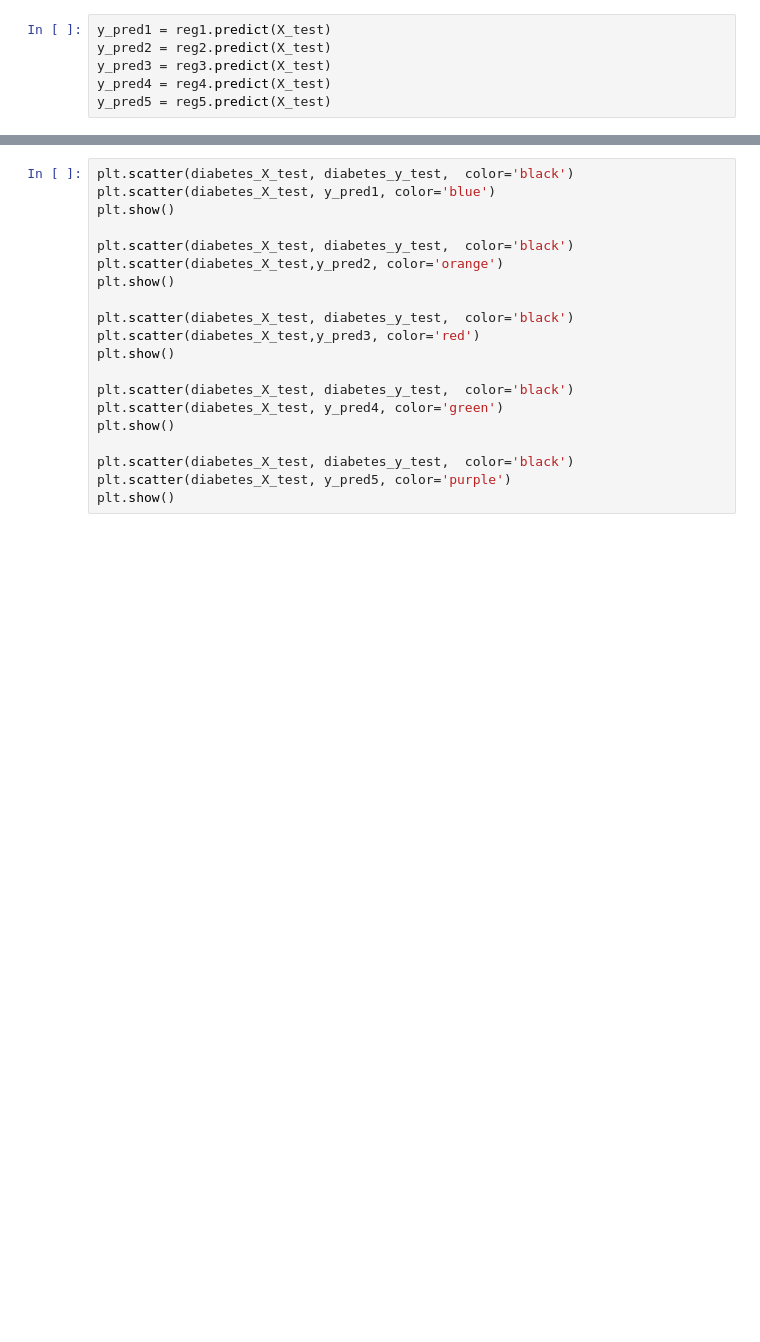
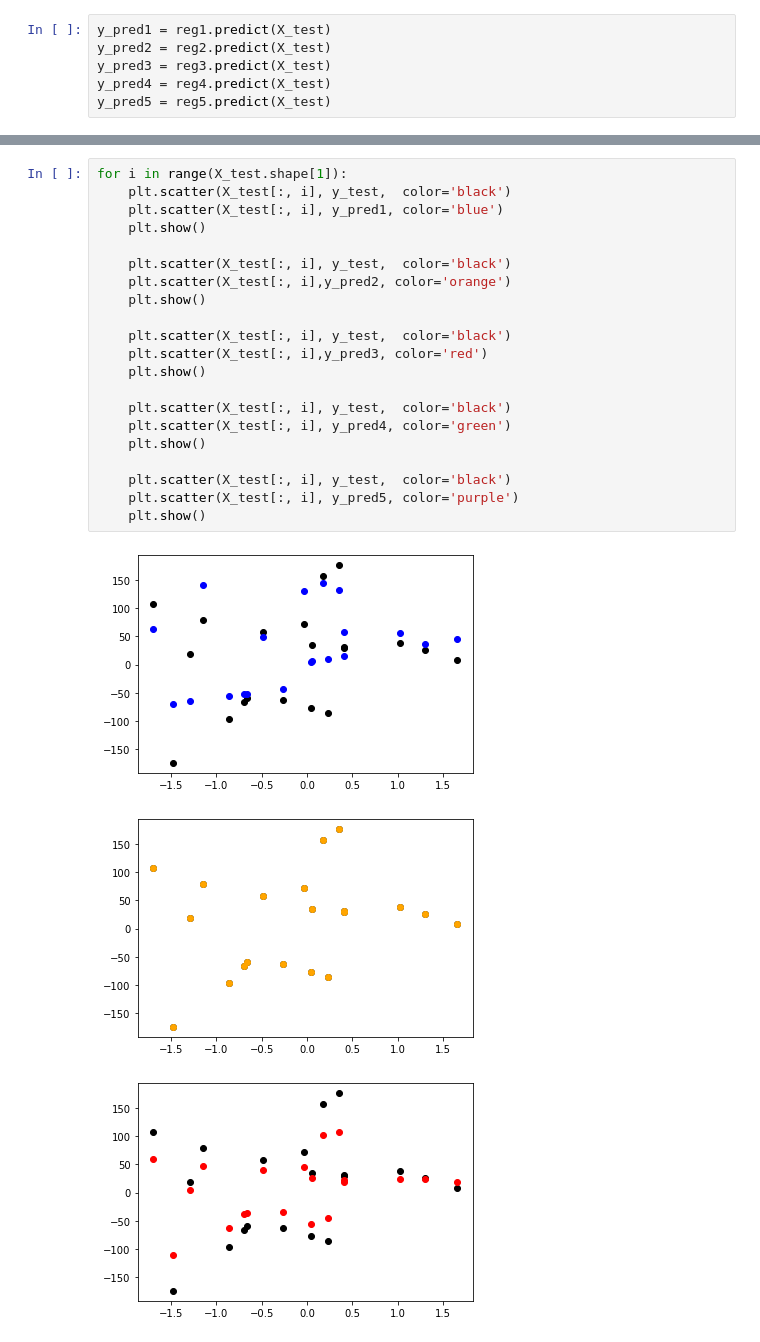
Before and after one commit to Nihal2000/sklearn-dev-0.0, a Jupyter notebook: test_0.0.ipynb, the cells around one changed output, grey strips where cells are left out. Drawn from its saved outputs; the diff is of its cells as text; blank space fills up the shorter version.

```diff
--- a/test_0.0.ipynb
+++ b/test_0.0.ipynb
@@ -101,20 +83,25 @@ IndexError: index 3 is out of bounds for axis 1 with size 3
 # %%
-plt.scatter(diabetes_X_test, diabetes_y_test,  color='black')
-plt.scatter(diabetes_X_test, y_pred1, color='blue')
-plt.show()
+for i in range(X_test.shape[1]):
+    plt.scatter(X_test[:, i], y_test,  color='black')
+    plt.scatter(X_test[:, i], y_pred1, color='blue')
+    plt.show()
 
-plt.scatter(diabetes_X_test, diabetes_y_test,  color='black')
-plt.scatter(diabetes_X_test,y_pred2, color='orange')
-plt.show()
+    plt.scatter(X_test[:, i], y_test,  color='black')
+    plt.scatter(X_test[:, i],y_pred2, color='orange')
+    plt.show()
 
-plt.scatter(diabetes_X_test, diabetes_y_test,  color='black')
-plt.scatter(diabetes_X_test,y_pred3, color='red')
-plt.show()
+    plt.scatter(X_test[:, i], y_test,  color='black')
+    plt.scatter(X_test[:, i],y_pred3, color='red')
+    plt.show()
 
-plt.scatter(diabetes_X_test, diabetes_y_test,  color='black')
-plt.scatter(diabetes_X_test, y_pred4, color='green')
-plt.show()
+    plt.scatter(X_test[:, i], y_test,  color='black')
+    plt.scatter(X_test[:, i], y_pred4, color='green')
+    plt.show()
 
-plt.scatter(diabetes_X_test, diabetes_y_test,  color='black')
-plt.scatter(diabetes_X_test, y_pred5, color='purple')
-plt.show()
+    plt.scatter(X_test[:, i], y_test,  color='black')
+    plt.scatter(X_test[:, i], y_pred5, color='purple')
+    plt.show()
+# %% [output]
+[figure, added]
+[figure, added]
+[figure, added]
```
Also changed, not shown: parts of 4 cells of this notebook, 3 other files.
